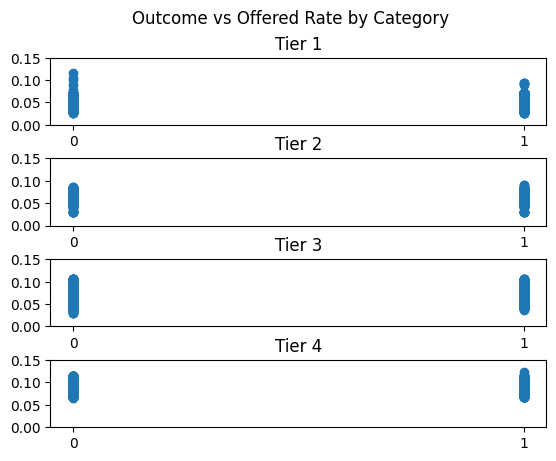
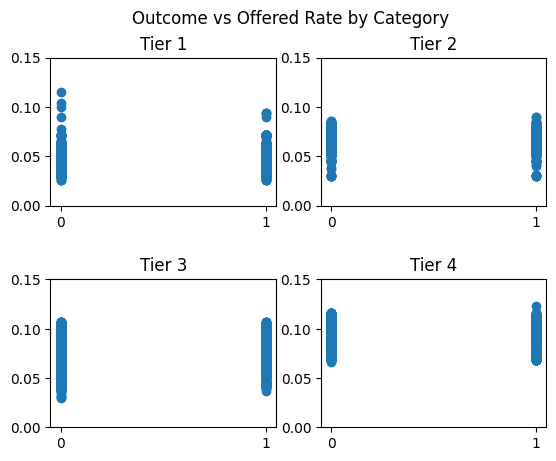
Code edit (unified diff) that turned the first committed figure into the second:
--- before
+++ after
@@ -1,4 +1,4 @@
-fig, axes = plt.subplots(4,1)
-for i, ax in enumerate(axes):
+fig, axes = plt.subplots(2,2)
+for i, ax in enumerate(axes.flatten()):
     df_ = df[df["Tier"] == 1+i]
     ax.scatter(df_["Outcome"],df_["Rate"])

Commit: Considered difference to competitor price as well